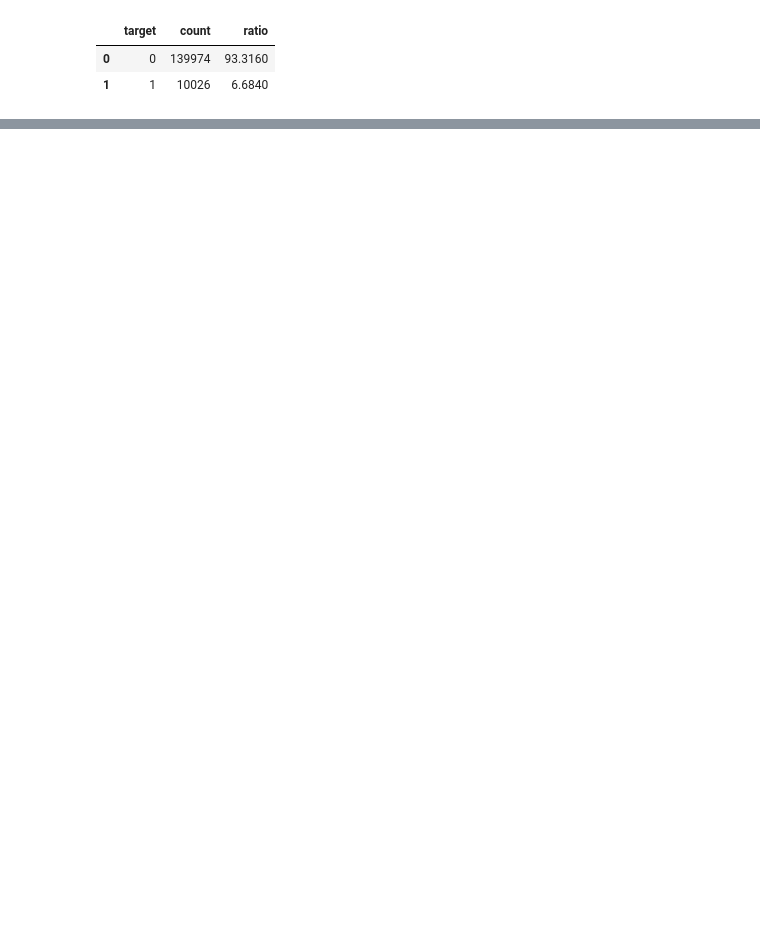
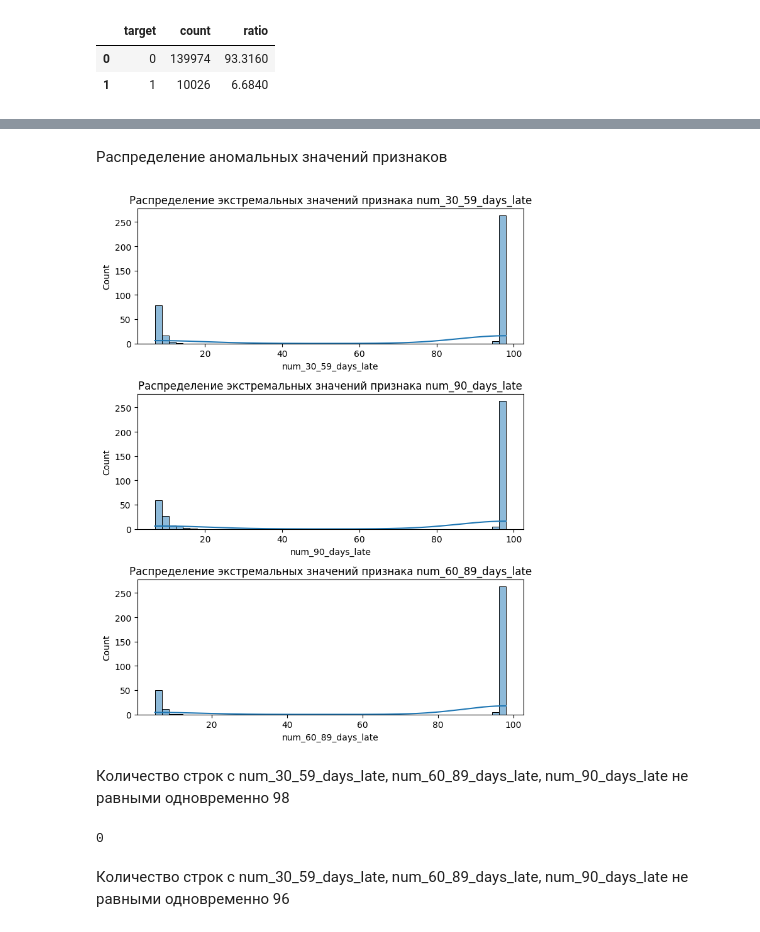
Before and after one commit to drema3-4/Give_me_some_credit, a Jupyter notebook: notebooks/01_eda_data.ipynb, the cells around one changed output, grey strips where cells are left out. Cells and saved outputs as stored; diff of their text form; code cells hidden in the pictures; blank space fills up the shorter version.

```diff
--- a/notebooks/01_eda_data.ipynb
+++ b/notebooks/01_eda_data.ipynb
@@ -204,0 +684,23 @@ target_class_stats
+# %% [markdown]
+Распределение аномальных значений признаков
+# %%
+plt.figure(figsize=(7, 9))
+
+plt.subplot(3, 1, 1)
+sns.histplot(data=data.query(f"num_30_59_days_late > {feature_extreeme_values.loc["num_30_59_days_late", 0.9975]}"), x="num_30_59_days_late", bins=50, kde=True)
+plt.title("Распределение экстремальных значений признака num_30_59_days_late")
+
+plt.subplot(3, 1, 2)
+sns.histplot(data=data.query(f"num_90_days_late > {feature_extreeme_values.loc["num_90_days_late", 0.9975]}"), x="num_90_days_late", bins=50, kde=True)
+plt.title("Распределение экстремальных значений признака num_90_days_late")
+
+plt.subplot(3, 1, 3)
+sns.histplot(data=data.query(f"num_60_89_days_late > {feature_extreeme_values.loc["num_60_89_days_late", 0.9975]}"), x="num_60_89_days_late", bins=50, kde=True)
+plt.title("Распределение экстремальных значений признака num_60_89_days_late")
+
+plt.tight_layout()
+plt.show()
+# %% [output]
+[figure, added]
+# %% [markdown]
+Количество строк с num_30_59_days_late, num_60_89_days_late, num_90_days_late не равными одновременно 98
@@ -204,0 +714,6 @@ target_class_stats
+# %%
+num_not_all_days_late_eq_98
+# %% [output]
+0
+# %% [markdown]
+Количество строк с num_30_59_days_late, num_60_89_days_late, num_90_days_late не равными одновременно 96
```
Also changed, not shown: parts of 164 cells of this notebook, 7 other files.
